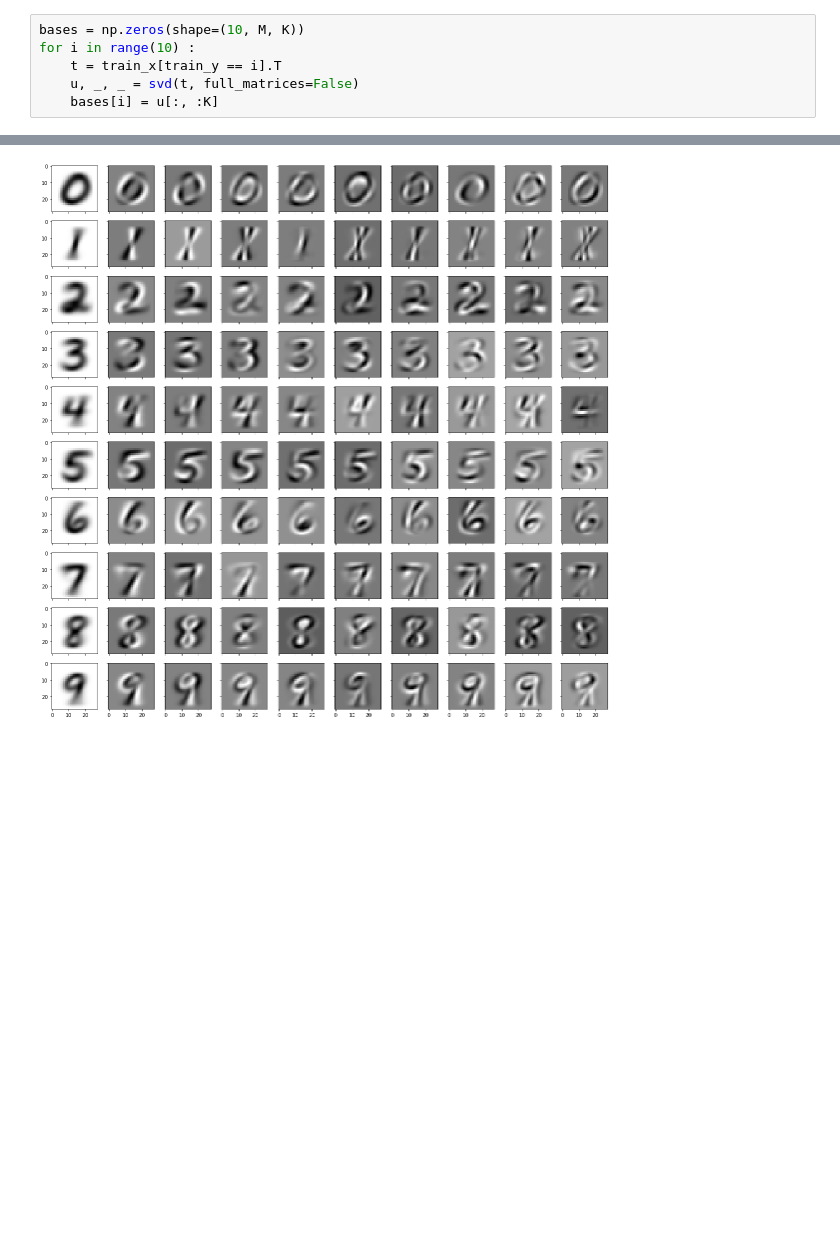
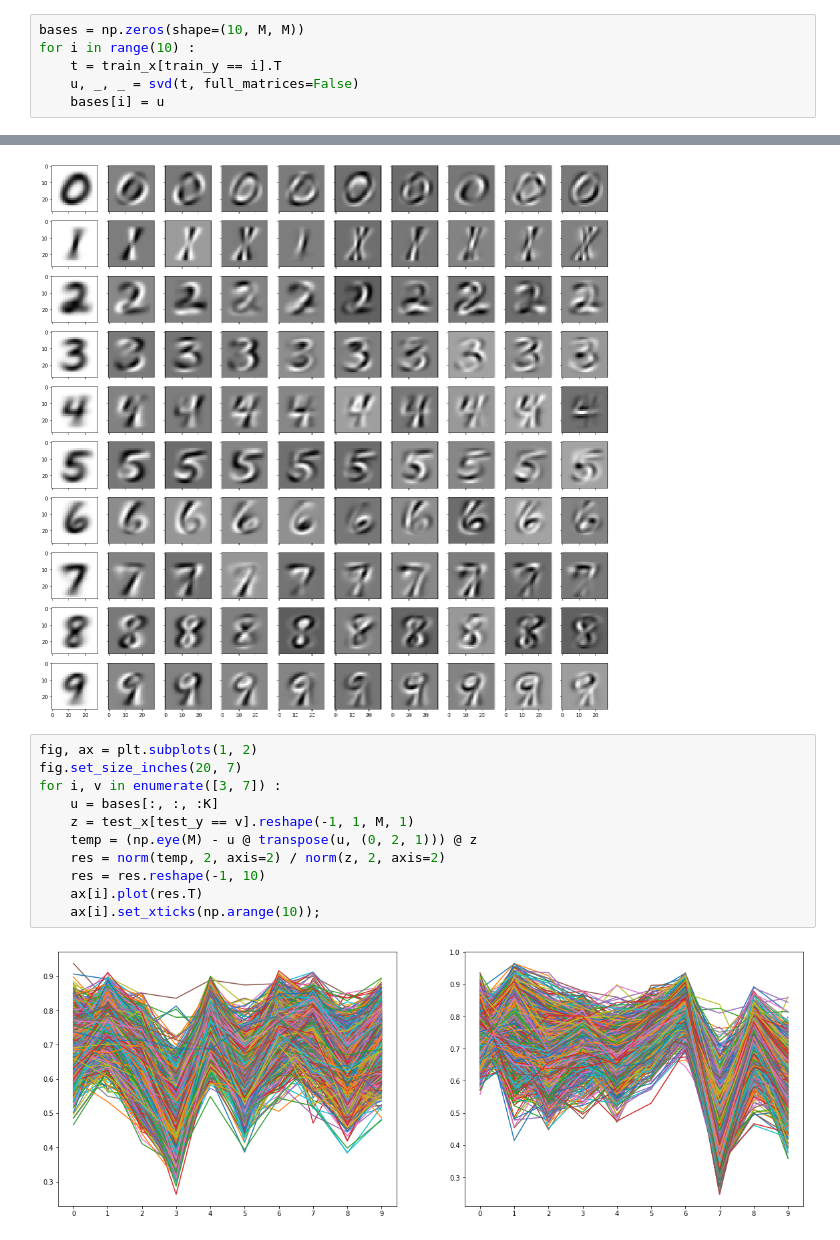
Before and after one commit to mehrdad3301/Eigen-Digits, a Jupyter notebook: Untitled.ipynb, the cells around one changed output, grey strips where cells are left out. Saved outputs shown, nothing was run; the diff lists cells and outputs as text; blank space fills up the shorter version.

```diff
--- a/Untitled.ipynb
+++ b/Untitled.ipynb
@@ -29,11 +29,11 @@ print( "accuracy: ", sum(pred == test_y) / len(test_y) * 100, "%" )
 # %% [output]
 accuracy:  82.03 %
 # %%
-bases = np.zeros(shape=(10, M, K))
+bases = np.zeros(shape=(10, M, M))
 for i in range(10) :
     t = train_x[train_y == i].T
     u, _, _ = svd(t, full_matrices=False)
-    bases[i] = u[:, :K]
+    bases[i] = u
 # %%
 fig, ax = plt.subplots(10, 10, sharex=True, sharey=True)
 fig.set_size_inches(20, 20)
@@ -42,3 +42,16 @@ for i in range(10) :
         ax[i, j].imshow(bases[i][:, j].reshape(N, N), cmap='gray')
 # %% [output]
 [figure]
+# %%
+fig, ax = plt.subplots(1, 2)
+fig.set_size_inches(20, 7)
+for i, v in enumerate([3, 7]) :
+    u = bases[:, :, :K]
+    z = test_x[test_y == v].reshape(-1, 1, M, 1)
+    temp = (np.eye(M) - u @ transpose(u, (0, 2, 1))) @ z
+    res = norm(temp, 2, axis=2) / norm(z, 2, axis=2)
+    res = res.reshape(-1, 10)
+    ax[i].plot(res.T)
+    ax[i].set_xticks(np.arange(10));
+# %% [output]
+[figure, added]
```
Also changed, not shown: parts of 2 cells of this notebook.
